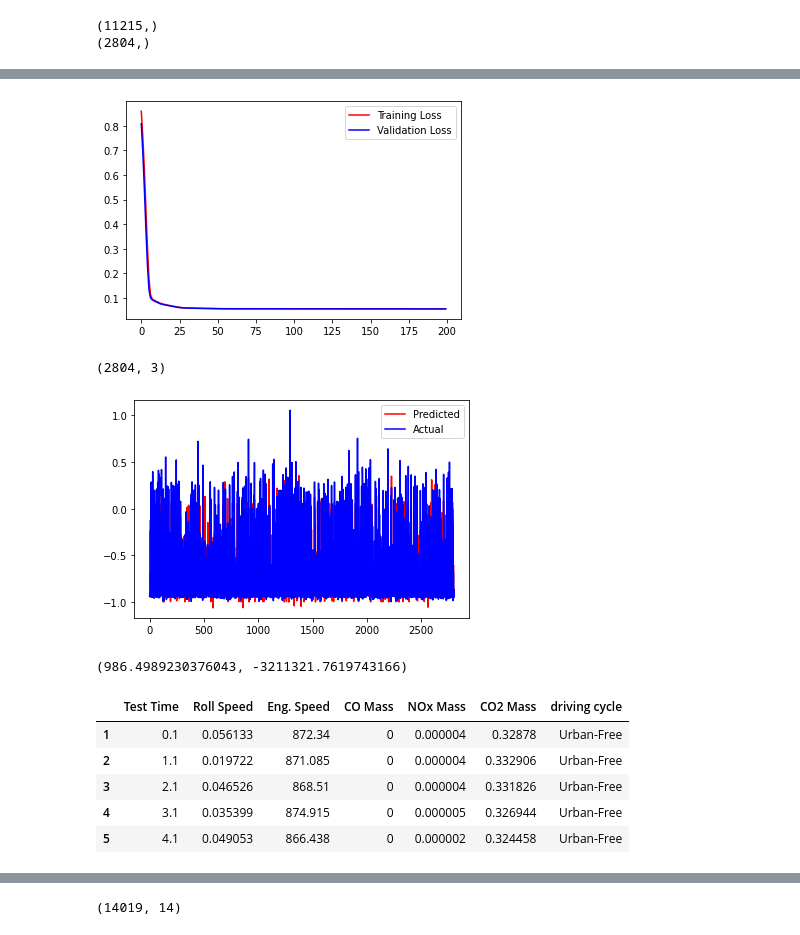
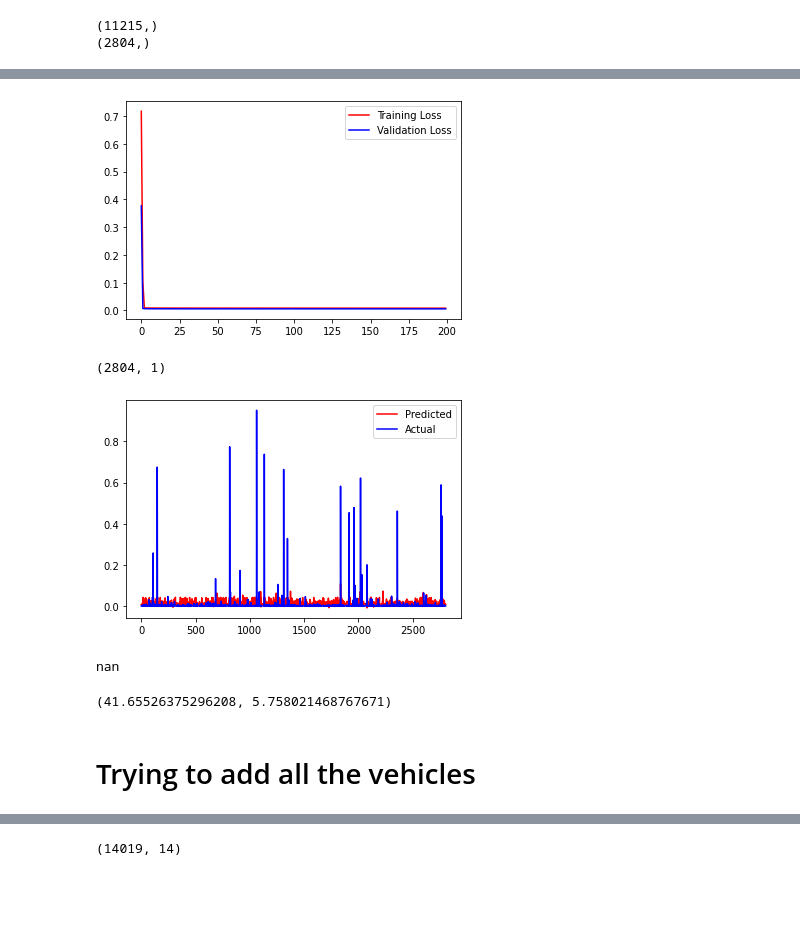
Before and after one commit to msaad1311/TfL-Dataset, a Jupyter notebook: src/EDA.ipynb, the cells around one changed output, grey strips where cells are left out. Cells and saved outputs as stored; diff of their text form; code cells hidden in the pictures; blank space fills up the shorter version.

```diff
--- a/src/EDA.ipynb
+++ b/src/EDA.ipynb
@@ -197,8 +197,9 @@ veh1.head()
 | 5 | 4.1 | 0.049053 | 866.438 | 0 | 0.000002 | 0.324458 | Urban-Free |
 # %%
 xtrain,xtest,ytrain,ytest = train_test_split(veh1[['Roll Speed','Eng. Speed','driving cycle ']].values,
-                                            veh1[['CO Mass','NOx Mass','CO2 Mass']].values, test_size=0.2,shuffle=True,random_state=42)
+                                            veh1[['CO Mass']].values, test_size=0.2,shuffle=True,random_state=42)
 print(f'xtrain shape is {xtrain.shape},xtest shape is {xtest.shape}')
 print(f'ytrain shape is {ytrain.shape},ytest shape is {ytest.shape}')
+#,'NOx Mass','CO2 Mass'
 # %% [output]
 xtrain shape is (11215, 3),xtest shape is (2804, 3)
@@ -235,15 +236,15 @@ numerical_input = keras.layers.Input(shape=(1, 2), name='numeric_input')
 
 # merged
 merged = keras.layers.concatenate([numerical_input, embed])
-# lstm_out0 = keras.layers.LSTM(32,return_sequences=True,activation='relu')(merged)
-# lstm_out1 = keras.layers.LSTM(32,return_sequences=True,activation='relu')(lstm_out0)
-# lstm_out2 = keras.layers.LSTM(32,return_sequences=True,activation='relu')(lstm_out1)
-# lstm_out3 = keras.layers.LSTM(32,return_sequences=False,activation='relu')(lstm_out2)
-# dense_out0 = keras.layers.Dense(32,activation='relu')(lstm_out3)
-# dense_out1 = keras.layers.Dense(16,activation='relu')(dense_out0)
-# dense_out2 = keras.layers.Dense(8,activation='relu')(dense_out1)
-flattened = keras.layers.Flatten()(merged)
-dense_out3 = keras.layers.Dense(3)(flattened)
+lstm_out0 = keras.layers.LSTM(32,return_sequences=True,activation='relu')(merged)
+lstm_out1 = keras.layers.LSTM(32,return_sequences=True,activation='relu')(lstm_out0)
+lstm_out2 = keras.layers.LSTM(32,return_sequences=True,activation='relu')(lstm_out1)
+lstm_out3 = keras.layers.LSTM(32,return_sequences=False,activation='relu')(lstm_out2)
+dense_out0 = keras.layers.Dense(32,activation='relu')(lstm_out3)
+dense_out1 = keras.layers.Dense(16,activation='relu')(dense_out0)
+dense_out2 = keras.layers.Dense(8,activation='relu')(dense_out1)
+# flattened = keras.layers.Flatten()(merged)
+dense_out3 = keras.layers.Dense(1)(dense_out2)
 # %%
 embed,merged
 # %% [output]
@@ -273,7 +274,7 @@ Non-trainable params: 0
 __________________________________________________________________________________________________
 # %%
 adam = keras.optimizers.Adam(learning_rate=1e-4)
-model.compile(loss='mae',metrics=['mse'],optimizer=adam)
+model.compile(loss='mse',metrics=['mae'],optimizer=adam)
 # %%
 xtrain_cat = xtrain[:,-1]
 xtest_cat = xtest[:,-1]
@@ -319,36 +320,31 @@ plt.plot(history1.history['val_loss'],color='b',label='Validation Loss')
 plt.legend()
 plt.show()
 # %% [output]
-[figure, old version]
+[figure, new version]
 # %%
 predictions = model.predict([xtestScaled,testCat])
 print(predictions.shape)
 # %% [output]
-(2804, 3)
+(2804, 1)
 # %%
-p=2
+p=0
+predictions = scaler_output.inverse_transform(predictions)
+ytestScaled = scaler_output.inverse_transform(ytestScaled)
 plt.plot(predictions[:,p],color='r',label='Predicted')
 plt.plot(ytestScaled[:,p],color='b',label='Actual')
 plt.legend()
 plt.show()
 # %% [output]
-[figure, old version]
+[figure, new version]
+# %%
+np.log(-10)
+# %% [output]
+nan
 # %%
 from sklearn.metrics import mean_squared_error as mse,mean_absolute_error as mae,r2_score
 import math
 
-n=1
-math.sqrt(mse(ytest[:,n],predictions[:,n]))*1000,r2_score(ytest[:,n],predictions[:,n])
+n=0
+math.sqrt(mse(ytestScaled[:,n],predictions[:,n]))*1000,r2_score(ytestScaled[:,n],predictions[:,n])*100
 # %% [output]
-(986.4989230376043, -3211321.7619743166)
+(41.65526375296208, 5.758021468767671)
-# %%
-## Since the data is sparse, transformation is required.
-
-veh1.head()
-# %% [output]
-|  | Test Time | Roll Speed | Eng. Speed | CO Mass | NOx Mass | CO2 Mass | driving cycle |
-| 1 | 0.1 | 0.056133 | 872.34 | 0 | 0.000004 | 0.32878 | Urban-Free |
-| 2 | 1.1 | 0.019722 | 871.085 | 0 | 0.000004 | 0.332906 | Urban-Free |
-| 3 | 2.1 | 0.046526 | 868.51 | 0 | 0.000004 | 0.331826 | Urban-Free |
-| 4 | 3.1 | 0.035399 | 874.915 | 0 | 0.000005 | 0.326944 | Urban-Free |
-| 5 | 4.1 | 0.049053 | 866.438 | 0 | 0.000002 | 0.324458 | Urban-Free |
@@ -358,0 +351,2 @@ veh1['CO2_Transformed'],co2Param = stats.boxcox(veh1['CO2 Mass'].astype('float')
+# %% [markdown]
+# Trying to add all the vehicles
```
Also changed, not shown: parts of 28 cells of this notebook.
